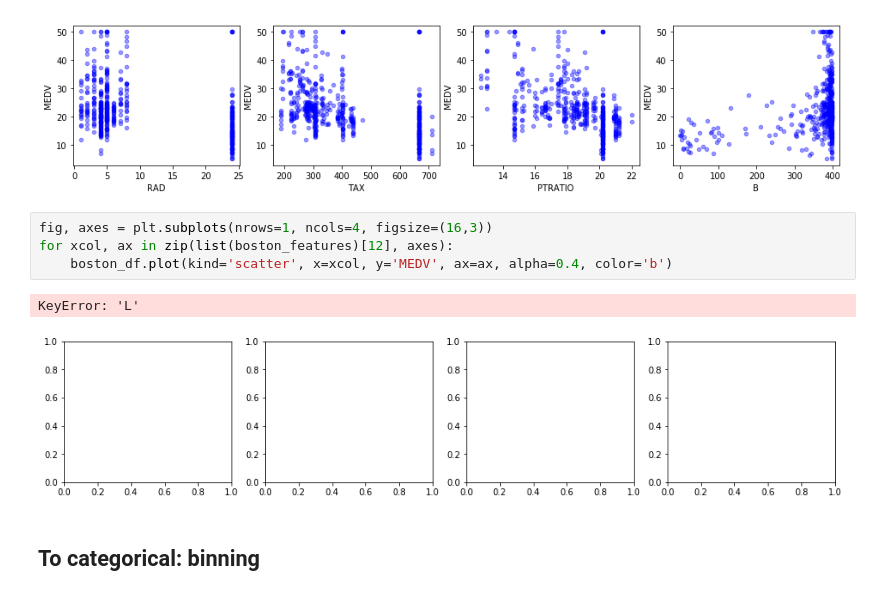
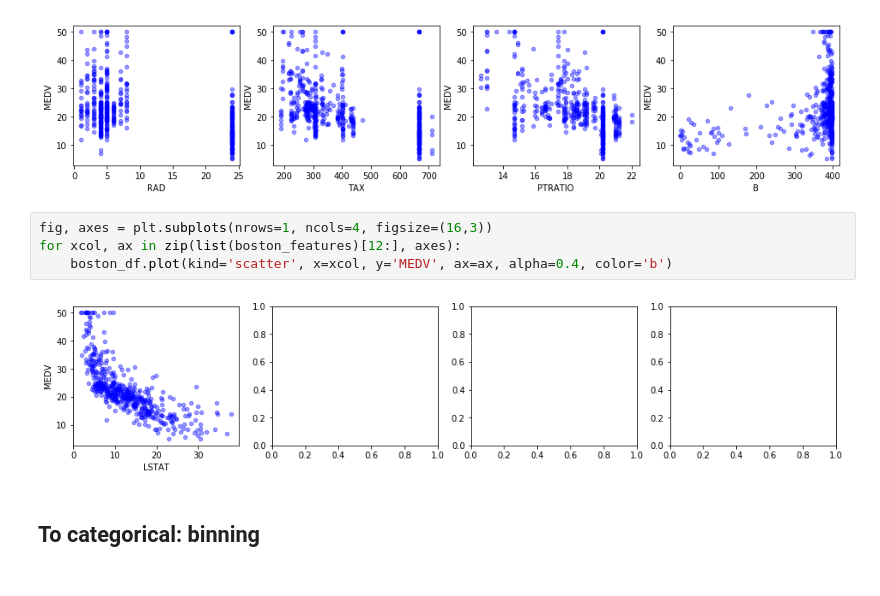
Before and after one commit to matthew-d-oliver/dsc-dealing-with-categorical-variables-lab-nyc-ds-082619, a Jupyter notebook: index.ipynb, the cells around one changed output. Cells and saved outputs as stored; diff of their text form.

```diff
--- a/index.ipynb
+++ b/index.ipynb
@@ -171,11 +171,10 @@ for xcol, ax in zip(list(boston_features)[8:12], axes):
 [figure]
 # %%
 fig, axes = plt.subplots(nrows=1, ncols=4, figsize=(16,3))
-for xcol, ax in zip(list(boston_features)[12], axes):
+for xcol, ax in zip(list(boston_features)[12:], axes):
     boston_df.plot(kind='scatter', x=xcol, y='MEDV', ax=ax, alpha=0.4, color='b')
 # %% [output]
-KeyError: 'L'
-[figure, old version]
+[figure, new version]
 # %% [markdown]
 ## To categorical: binning
 # %% [markdown]
```
